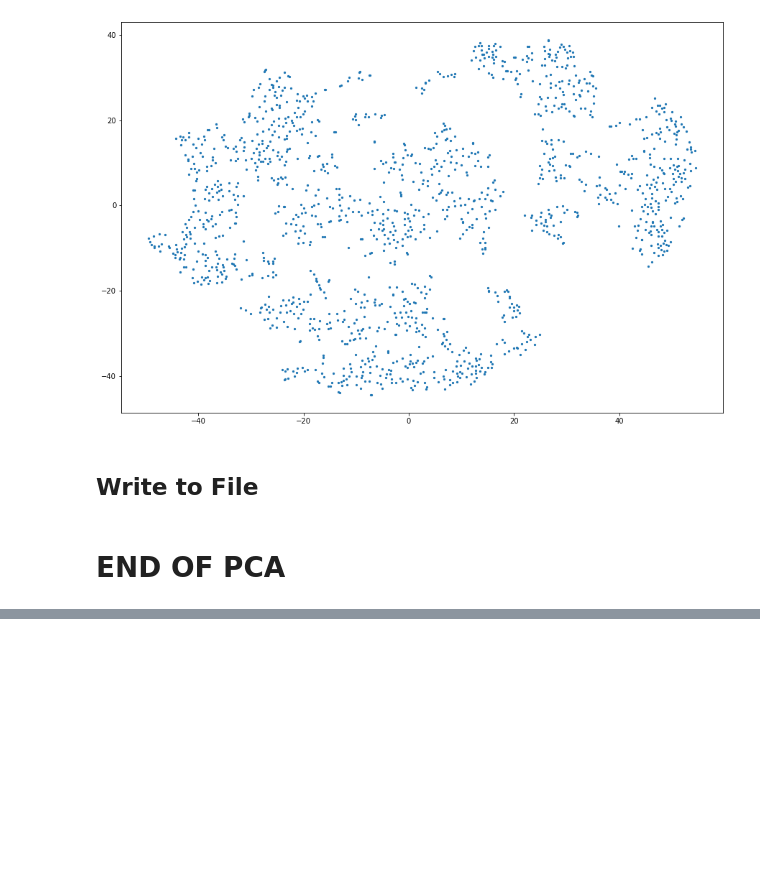
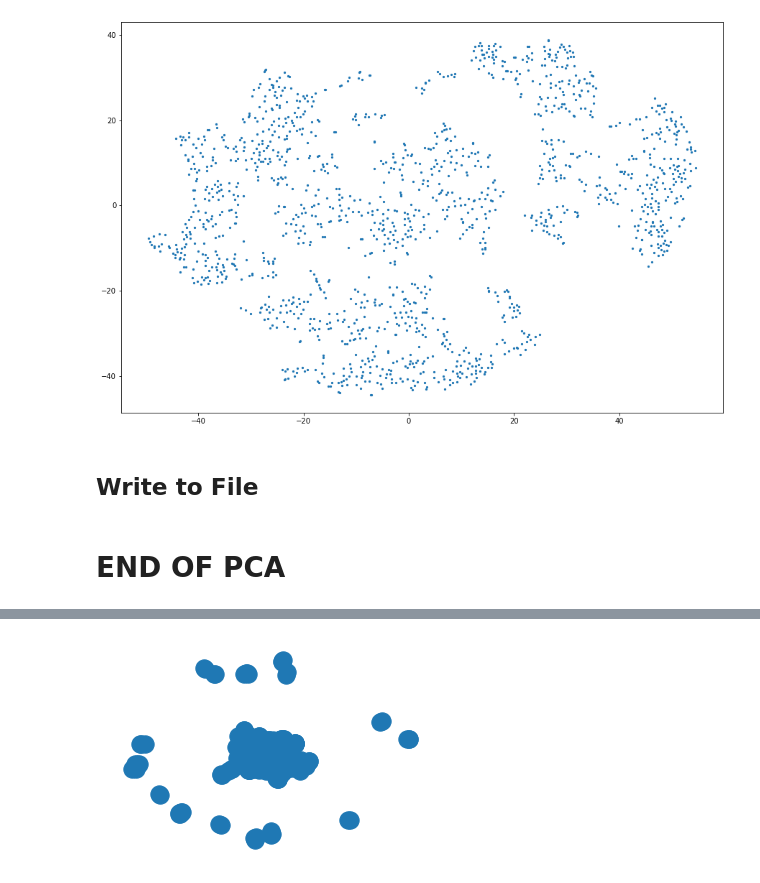
Before and after one commit to jonaengs/Explorify, a Jupyter notebook: initial data exploration.ipynb, the cells around one changed output, grey strips where cells are left out. Saved outputs shown, nothing was run; the diff lists cells and outputs as text; code cells hidden in the pictures; blank space fills up the shorter version.

```diff
--- a/initial data exploration.ipynb
+++ b/initial data exploration.ipynb
@@ -682,14 +745,16 @@ nx.draw_networkx(nx.from_pandas_adjacency(adj_matrix[:n][:n]), node_size=800, no
 # %%
-adj_list = genre_adj_list(artist_data.genres)
+adj_list = genre_adj_list(artist_data.artist_genres)
 G = nx.Graph()
 for _idx, genre, neighbors in adj_list.itertuples():
     G.add_edges_from([(genre, n) for n in set(neighbors)])
 
 
 pos = nx.spring_layout(G)
 nx.draw_networkx_edge_labels(G, pos)
 nx.draw(G, pos, edge_color='black')
 plt.show()
+# %% [output]
+[figure, added]
 # %%
 genre_count(merged).head(10)
 merged.head(10)
```
Also changed, not shown: parts of 14 cells of this notebook, 2 other files.
